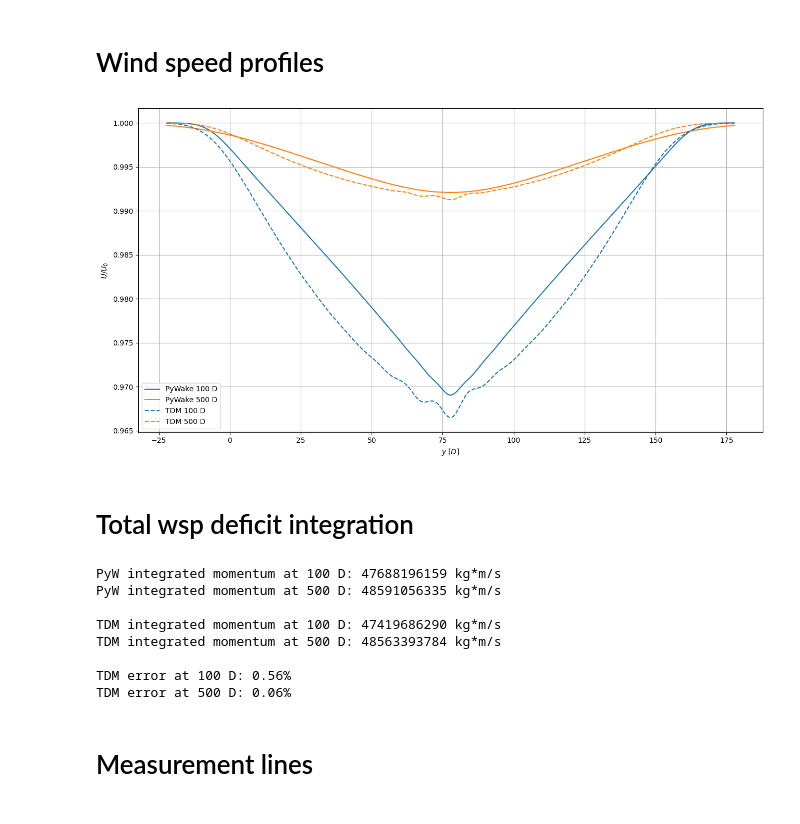
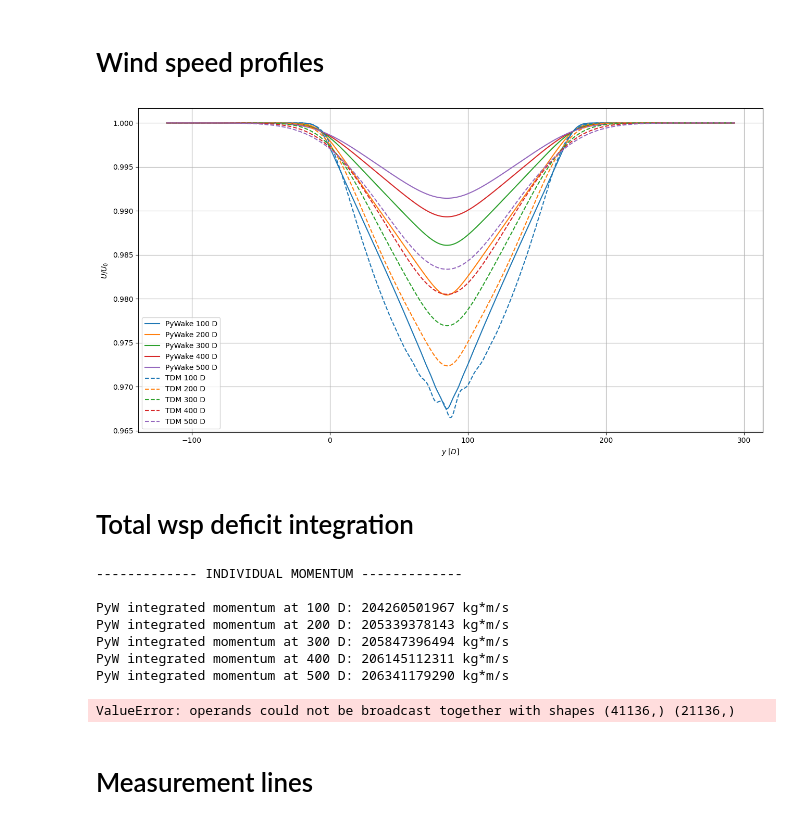
Before and after one commit to marcinsadowy/WTABL, a Jupyter notebook: Pywake/pywake_simple_comparison.ipynb, the cells around one changed output. Saved outputs shown, nothing was run; the diff lists cells and outputs as text; code cells hidden in the pictures.

```diff
--- a/Pywake/pywake_simple_comparison.ipynb
+++ b/Pywake/pywake_simple_comparison.ipynb
@@ -38,8 +38,8 @@ turbine = WindTurbine(name = 'Turbines',
 
 site = UniformSite(shear=PowerShear(h_ref=turbine.hub_height(), alpha=.1))
 
-n_rows = 12
-n_cols = 12
+n_rows = 1 + 12
+n_cols = 1 + 12
 
 D = turbine.diameter()
 s = 10 * D
@@ -65,7 +65,7 @@ x = x - np.max(x) # Set x=0 at downstream edge
 y = y - np.min(y) # Set y=0 at bottommost turbine
 
 padding = 30 # Padding for display [D]
-
+'''
 fig, ax = plt.subplots()
 
 # Plot each turbine as a circle with diameter = 1 (in units of D)
@@ -99,5 +99,5 @@ ax.set_xlabel(r"$x\;[D]$")
 ax.set_ylabel(r"$y\;[D]$")
 ax.set_aspect('equal')
 ax.grid(True)
-plt.show()
+plt.show()'''
 # %% [output]
@@ -156,16 +156,20 @@ Loaded datasets: ['mREC100D.csv', 'mREC500D.csv']
 # %% [markdown]
 # Wind speed profiles
 # %%
-# --- Your existing setup ---
-d_downstream = [100, 500]  # Downstream distances [Park lengths]
+# --- Setup ---
+d_downstream = [100, 200, 300, 400, 500]  # Downstream distances [Park lengths]
 m_downstream = [d * D for d in d_downstream]  # [m]
 
-y_agreed = 20000
-w_meas = int((y_agreed - max(y)) / 2)  # Half-width of measurement area [m]
+# Automatically determine max length (y_agreed) from all validation datasets
+y_agreed = max(len(df) for df in validation_datasets.values())
 
-y_range = np.linspace(min(y) - w_meas, max(y) + w_meas, y_agreed)
+# Use the file with max length to set w_meas
+longest_file = max(validation_datasets, key=lambda f: len(validation_datasets[f]))
+w_meas = min(validation_datasets[longest_file].iloc[:, 0].values) * D  # Half-width of measurement area [m]
+
+# Define uniform y_range and y_meas
+y_range = np.linspace(w_meas, y_agreed + w_meas, y_agreed)
 y_meas = np.tile(y_range[:, np.newaxis], (1, len(m_downstream)))  # Shape: (y_agreed, len(m_downstream))
-
 ws_meas = np.zeros_like(y_meas)
 
 # --- Create plot ---
@@ -174,58 +178,61 @@ ax.set_xlabel(r'$y \; [D]$')
 ax.set_ylabel(r'$ U/U_0 $')
 ax.grid(True)
 
-# --- Plot PyWake profiles ---
+# --- Compute and plot PyWake profiles ---
 for i, m in enumerate(m_downstream):
     x_meas = np.full(y_meas.shape[0], max(x) + m)
 
     ws_meas[:, i] = np.squeeze(
         sim.flow_map(Points(
             x=x_meas,
             y=y_meas[:, i],
             h=turbine.hub_height() * np.ones_like(y_meas[:, i])
         )).WS_eff.values
     )
 
     ax.plot(y_meas[:, i] / D, ws_meas[:, i] / wsp, label=f'PyWake {d_downstream[i]} D')
 
-
+# --- Plot TDM (validation) profiles with padding ---
 for i, file in enumerate(validation_files):
-    # Extract first number from filename as downstream distance
+    # Extract downstream distance from filename
     match = re.search(r'(\d+)', file)
-    if match:
-        downstream_distance = int(match.group(1))
-    else:
-        downstream_distance = None
+    downstream_distance = int(match.group(1)) if match else None
 
     tdm_data = validation_datasets[file]
-
-    # Extract second column values (assumed to align with y_range)
     tdm_values = tdm_data.iloc[:, 1].values
 
-    # Find which PyWake profile this corresponds to, fallback to index i if no match
+    # Pad with wsp if shorter than y_agreed
+    if len(tdm_values) < y_agreed:
+        pad_total = y_agreed - len(tdm_values)
+        pad_left = pad_total // 2
+        pad_right = pad_total - pad_left
+        tdm_values = np.pad(tdm_values, (pad_left, pad_right), constant_values=wsp / 10)
+
+    # Match to PyWake profile
     if downstream_distance in d_downstream:
         idx = d_downstream.index(downstream_distance)
     else:
-        idx = i if i < len(d_downstream) else 0  # fallback index
+        idx = i if i < len(d_downstream) else 0
 
-    # Use same color as corresponding PyWake line
     color = ax.get_lines()[idx].get_color()
 
     ax.plot(y_range / D, tdm_values, linestyle='--', color=color, label=f'TDM {downstream_distance} D')
 
 #ax.set_ylim(0, 1)
-
 ax.legend()
 plt.tight_layout()
 plt.show()
 # %% [output]
-[figure, old version]
+[figure, new version]
 # %% [markdown]
 # Total wsp deficit integration
 # %%
 rho = 1.225
 integrated_m_pywake = {}
 integrated_m_tdm = {}
+
+print('------------- INDIVIDUAL MOMENTUM -------------')
+print('')
 
 # PyWake integration
 for i, d in enumerate(d_downstream):
@@ -243,6 +250,8 @@ for file, d in zip(validation_files, d_downstream):
     print(f"TDM integrated momentum at {d} D: {integrated_m_tdm[d]:.0f} kg*m/s")
 
 print('')
+print('------------- TOTAL MOMENTUM DEVIATION [%] -------------')
+print('')
 
 # Percent difference
 for d in d_downstream:
@@ -250,15 +259,24 @@ for d in d_downstream:
     tdm = integrated_m_tdm[d]
     percent_diff = 100 * abs(pyw - tdm) / pyw
     print(f"TDM error at {d} D: {percent_diff:.2f}%")
+
+print('')
+print('------------- MAXIMUM VELOCITY DEVIATION [%] -------------')
+print('')
+
+
+print('')
+print('------------- WAKE WIDTH DEVIATION [%] -------------')
+print('')
 # %% [output]
-PyW integrated momentum at 100 D: 47688196159 kg*m/s
-PyW integrated momentum at 500 D: 48591056335 kg*m/s
+------------- INDIVIDUAL MOMENTUM -------------
 
-TDM integrated momentum at 100 D: 47419686290 kg*m/s
-TDM integrated momentum at 500 D: 48563393784 kg*m/s
-
-TDM error at 100 D: 0.56%
-TDM error at 500 D: 0.06%
+PyW integrated momentum at 100 D: 204260501967 kg*m/s
+PyW integrated momentum at 200 D: 205339378143 kg*m/s
+PyW integrated momentum at 300 D: 205847396494 kg*m/s
+PyW integrated momentum at 400 D: 206145112311 kg*m/s
+PyW integrated momentum at 500 D: 206341179290 kg*m/s
+ValueError: operands could not be broadcast together with shapes (41136,) (21136,)
 # %% [markdown]
 # Measurement lines
 # %%
```
Also changed, not shown: parts of 5 cells of this notebook.
